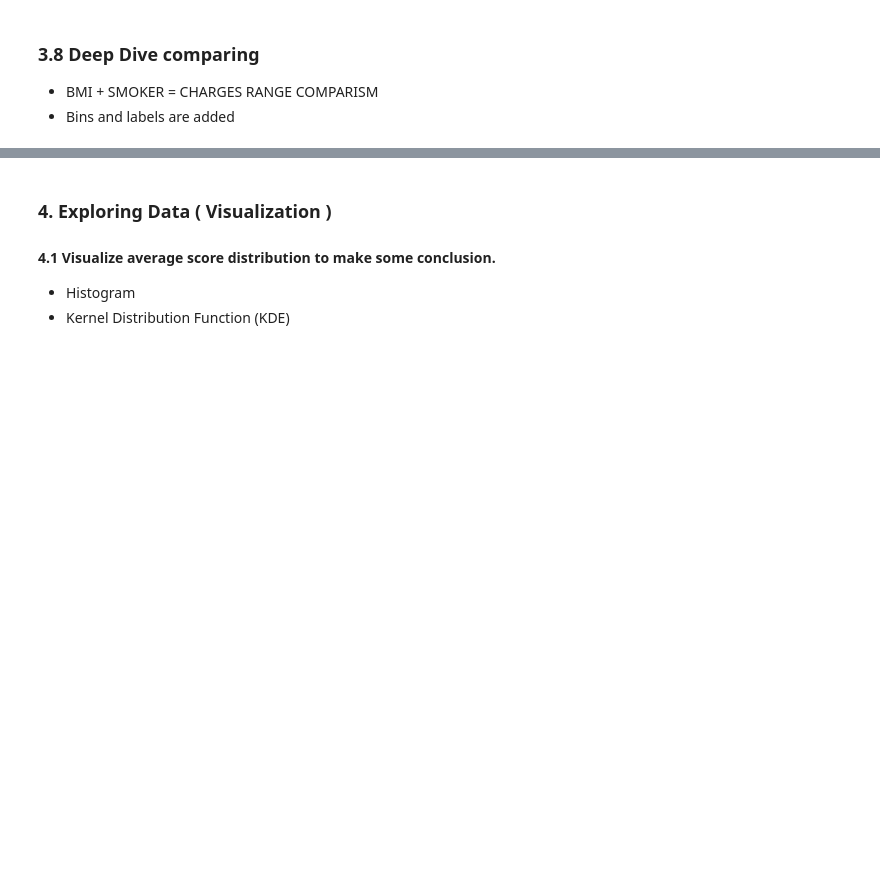
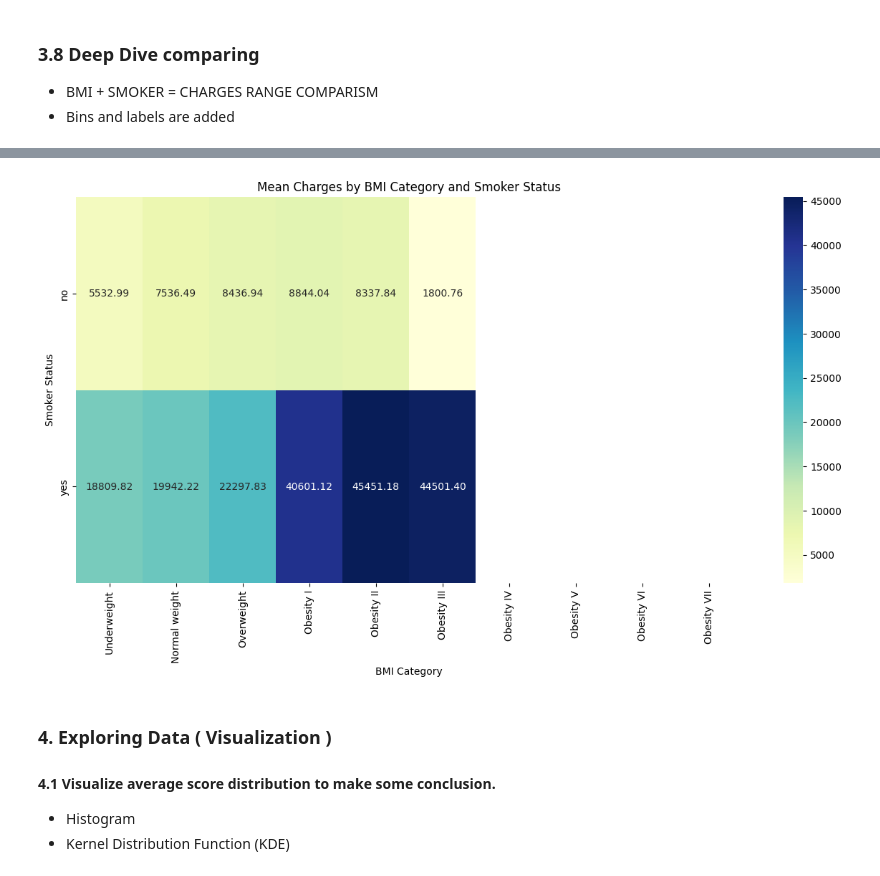
Before and after one commit to vignesh2914/ML_medical_insurence_predictor, a Jupyter notebook: notebook/EDA Medical Insurence Predictor.ipynb, the cells around one changed output, grey strips where cells are left out. Saved outputs shown, nothing was run; the diff lists cells and outputs as text; code cells hidden in the pictures; blank space fills up the shorter version.

```diff
--- a/notebook/EDA Medical Insurence Predictor.ipynb
+++ b/notebook/EDA Medical Insurence Predictor.ipynb
@@ -204,18 +204,24 @@ df.head(2)
 - BMI + SMOKER = CHARGES RANGE COMPARISM
 - Bins and labels are added
 # %%
-# Checking the distribution of charges based on BMI value and smoking status
+import pandas as pd
 
-
+# Load the data
 file_path = 'data\medical_insurance.csv'
 data = pd.read_csv(file_path)
 
-# Group the data by smoker status and calculate the mean charges for different BMI ranges
+# Convert 'charges' column to numeric, forcing errors to NaN
+data['charges'] = pd.to_numeric(data['charges'], errors='coerce')
+
+# Drop rows with NaN 'charges'
+data = data.dropna(subset=['charges'])
+
+# Define BMI categories
 bins = [0, 18.5, 24.9, 29.9, 39.9, 49.9, 59.9, 69.9, 79.9, 89.9, 100]
 labels = ['Underweight', 'Normal weight', 'Overweight', 'Obesity I', 'Obesity II', 'Obesity III', 'Obesity IV', 'Obesity V', 'Obesity VI', 'Obesity VII']
 data['bmi_category'] = pd.cut(data['bmi'], bins=bins, labels=labels, right=False)
 
 # Group by smoker status and BMI category, then calculate the mean charges
 charge_summary = data.groupby(['smoker', 'bmi_category'])['charges'].mean().unstack()
-charge_summary
+print(charge_summary)
 # %% [output]
@@ -226,3 +242,12 @@ charge_summary
+# %%
+plt.figure(figsize=(15, 7))
+sns.heatmap(charge_summary, annot=True, fmt=".2f", cmap="YlGnBu")
+plt.title('Mean Charges by BMI Category and Smoker Status')
+plt.xlabel('BMI Category')
+plt.ylabel('Smoker Status')
+plt.show()
+# %% [output]
+[figure, added]
 # %% [markdown]
 ### 4. Exploring Data ( Visualization )
 #### 4.1 Visualize average score distribution to make some conclusion.
```
Also changed, not shown: parts of 19 cells of this notebook.
